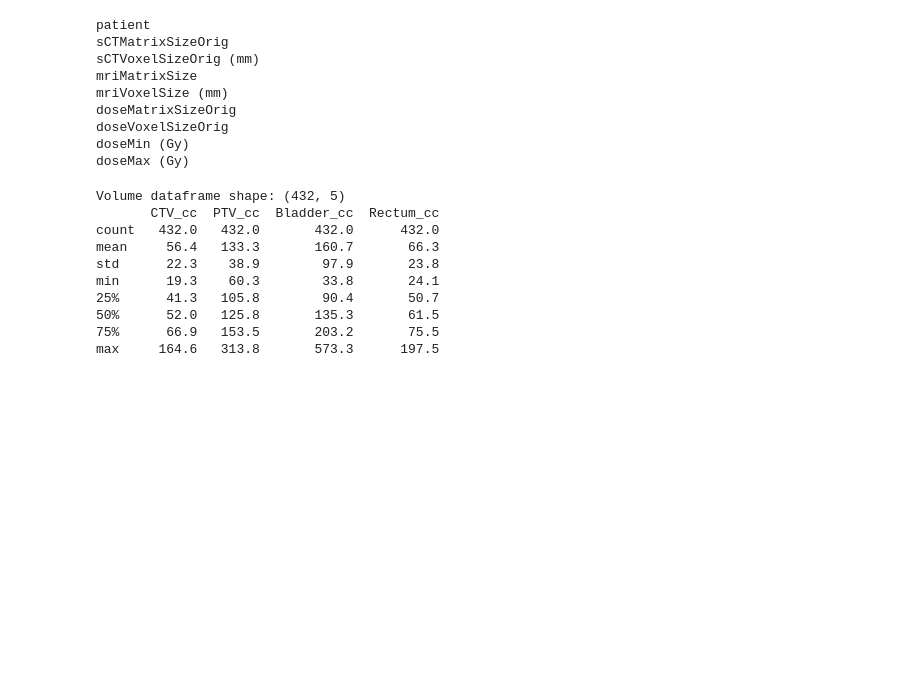
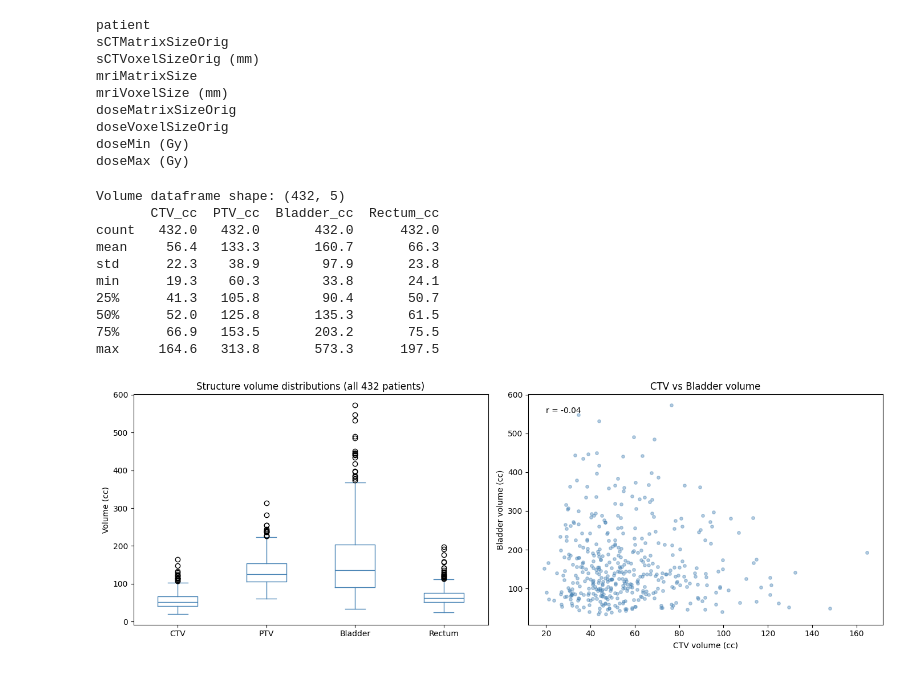
Before and after one commit to annekhalil12/doseprediction, a Jupyter notebook: eda/Exploratory_Data_Analysis.ipynb, the cells around one changed output. Drawn from its saved outputs; the diff is of its cells as text; code cells hidden in the pictures; blank space fills up the shorter version.

Commit message:
EDA: add geometry analysis, dose distribution, and structure volume analysis

```diff
--- a/eda/Exploratory_Data_Analysis.ipynb
+++ b/eda/Exploratory_Data_Analysis.ipynb
@@ -559,3 +559,33 @@ min      19.3    60.3        33.8       24.1
 50%      52.0   125.8       135.3       61.5
 75%      66.9   153.5       203.2       75.5
 max     164.6   313.8       573.3      197.5
+# %%
+# Visualise structure volume distributions across all patients.
+fig, axes = plt.subplots(1, 2, figsize=(14, 5))
+
+# Box plots for the four structures.
+volumes_df[["CTV_cc", "PTV_cc", "Bladder_cc", "Rectum_cc"]].plot.box(
+    ax=axes[0], color="steelblue"
+)
+axes[0].set_ylabel("Volume (cc)")
+axes[0].set_title("Structure volume distributions (all 432 patients)")
+axes[0].set_xticklabels(["CTV", "PTV", "Bladder", "Rectum"])
+
+# Scatter plot of CTV vs Bladder volume, which are the most variable structures.
+# If these correlate, it might indicate a clinical pattern where larger tumors are associated with larger bladders,
+# which could affect model learning.
+axes[1].scatter(volumes_df["CTV_cc"], volumes_df["Bladder_cc"],
+                alpha=0.4, color="steelblue", s=15)
+axes[1].set_xlabel("CTV volume (cc)")
+axes[1].set_ylabel("Bladder volume (cc)")
+axes[1].set_title("CTV vs Bladder volume")
+
+# Add correlation coefficient as a reference.
+corr = volumes_df["CTV_cc"].corr(volumes_df["Bladder_cc"])
+axes[1].text(0.05, 0.92, f"r = {corr:.2f}",
+             transform=axes[1].transAxes, fontsize=10)
+
+plt.tight_layout()
+plt.show()
+# %% [output]
+[figure, added]
```
Also changed, not shown: parts of 1 cell of this notebook.
